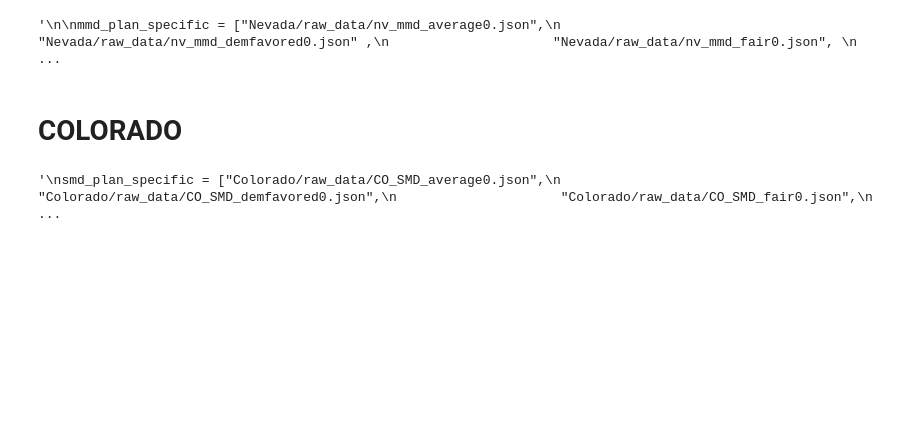
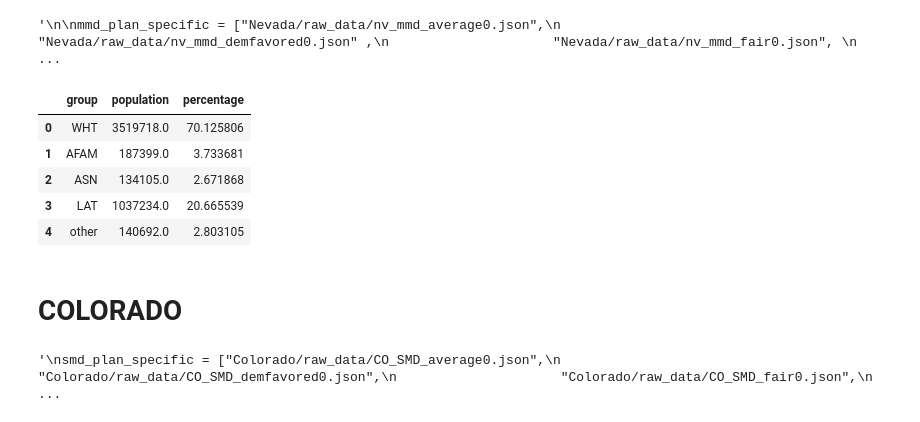
Before and after one commit to clark-fischer/truevoice, a Jupyter notebook: data_collection.ipynb, the cells around one changed output. Saved outputs shown, nothing was run; the diff lists cells and outputs as text; code cells hidden in the pictures; blank space fills up the shorter version.

```diff
--- a/data_collection.ipynb
+++ b/data_collection.ipynb
@@ -911,6 +978,24 @@ for plan_name, plan_data in zip(mmd_interesting_plans,mmd_interesting_plan_data)
 '''
 # %% [output]
 '\n\nmmd_plan_specific = ["Nevada/raw_data/nv_mmd_average0.json",\n                     "Nevada/raw_data/nv_mmd_demfavored0.json" ,\n                     "Nevada/raw_data/nv_mmd_fair0.json", \n        ...
+# %%
+shp_path = 'Colorado/raw_data/district_data.shp'
+shapefile = gpd.read_file(shp_path)
+shapefile = shapefile.to_crs(epsg=4326)
+shapefile['other'] =  shapefile['OTHR']
+
+test_df = shapefile[['WHT', 'AFAM', 'ASN', 'LAT','other']].sum().reset_index()
+test_df.columns = ['group', 'population']
+total_population = test_df['population'].sum()
+test_df['percentage'] = test_df.apply(lambda x: x['population'] / total_population * 100, axis = 1)
+test_df
+# %% [output]
+|  | group | population | percentage |
+| 0 | WHT | 3519718.0 | 70.125806 |
+| 1 | AFAM | 187399.0 | 3.733681 |
+| 2 | ASN | 134105.0 | 2.671868 |
+| 3 | LAT | 1037234.0 | 20.665539 |
+| 4 | other | 140692.0 | 2.803105 |
 # %% [markdown]
 # COLORADO
 # %%
```
Also changed, not shown: parts of 7 cells of this notebook, 10 other files.
